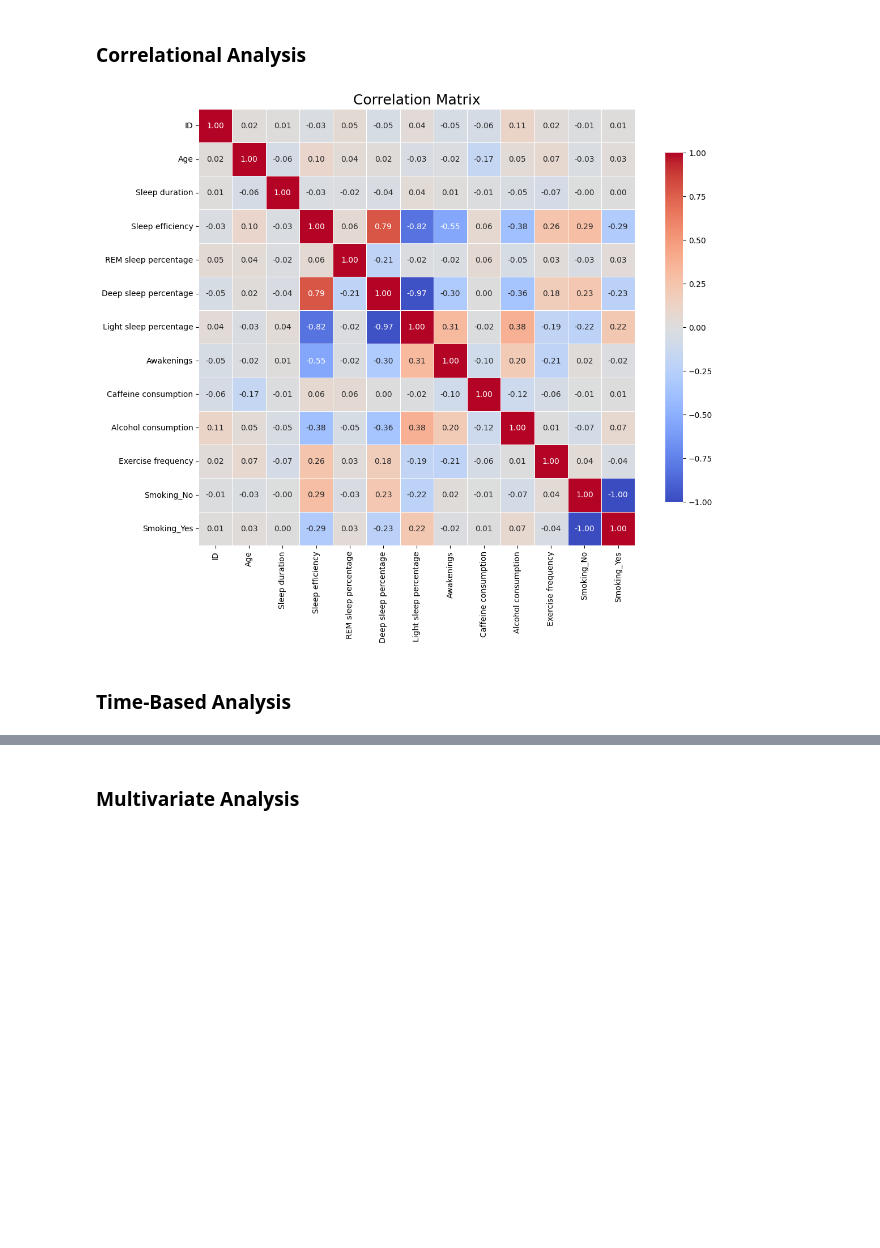
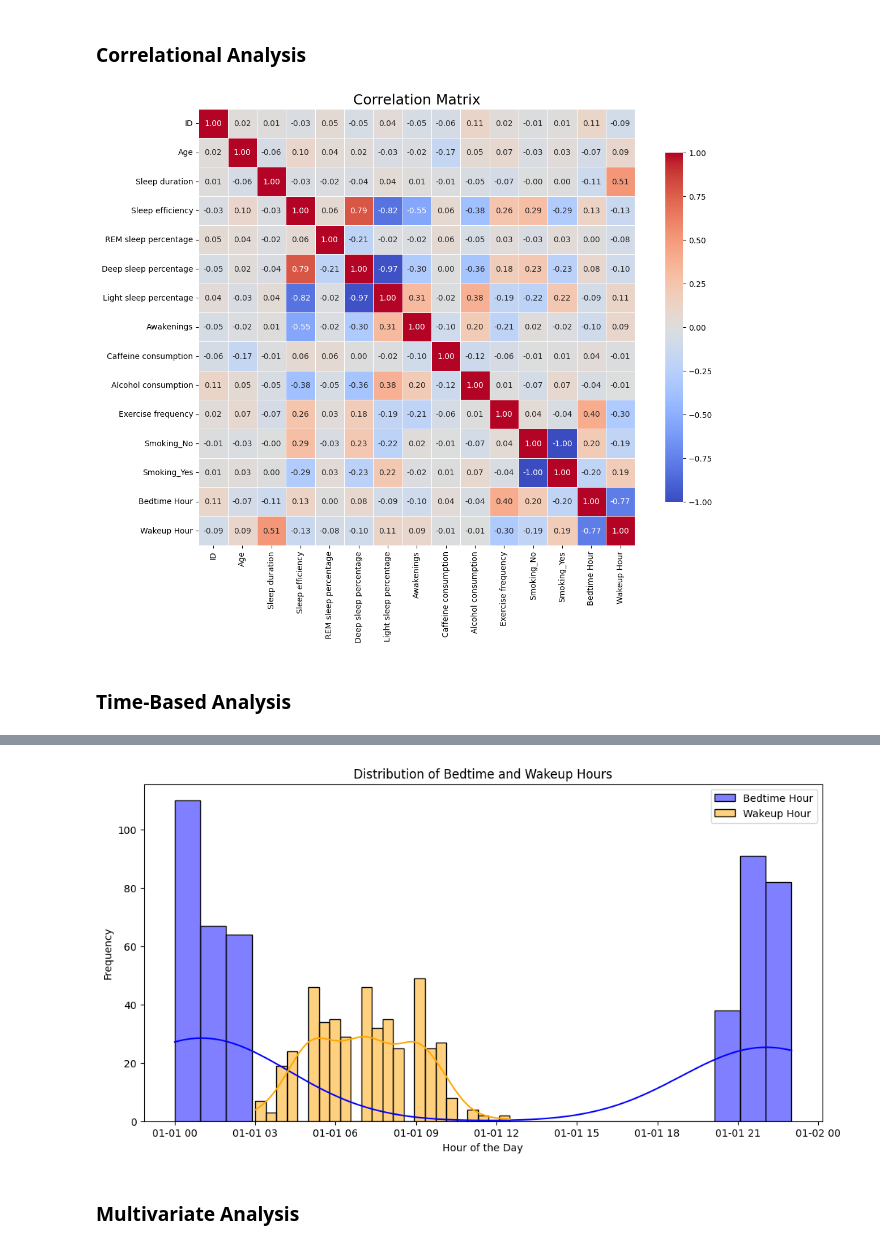
Before and after one commit to OldMarkie/Sleep-Efficiency-Data-Model, a Jupyter notebook: sleepEfficiencyModel.ipynb, the cells around one changed output, grey strips where cells are left out. Cells and saved outputs as stored; diff of their text form; code cells hidden in the pictures; blank space fills up the shorter version.

```diff
--- a/sleepEfficiencyModel.ipynb
+++ b/sleepEfficiencyModel.ipynb
@@ -383,6 +416,10 @@ plt.show()
 # %% [markdown]
 ### Correlational Analysis
 # %%
+# Convert Bedtime and Wakeup time to hours since midnight for correlation calculation
+slpEf_df['Bedtime Hour'] = slpEf_df['Bedtime'].dt.hour + slpEf_df['Bedtime'].dt.minute / 60
+slpEf_df['Wakeup Hour'] = slpEf_df['Wakeup time'].dt.hour + slpEf_df['Wakeup time'].dt.minute / 60
+
 numeric_df = slpEf_df.select_dtypes(include='number')
 correlation_matrix = numeric_df.corr()
 
@@ -394,6 +431,27 @@ plt.title('Correlation Matrix', fontsize=18)
 
 plt.show()
 # %% [output]
-[figure, old version]
+[figure, new version]
 # %% [markdown]
 ### Time-Based Analysis
+# %%
+slpEf_df['Bedtime'] = pd.to_datetime(slpEf_df['Bedtime'], format='%H:%M')
+slpEf_df['Wakeup time'] = pd.to_datetime(slpEf_df['Wakeup time'], format='%H:%M')
+
+# Calculate median for Bedtime and Wakeup time
+median_bedtime = slpEf_df['Bedtime'].median()
+median_wakeup = slpEf_df['Wakeup time'].median()
+
+print("Median Bedtime:", median_bedtime.time())
+print("Median Wakeup Time:", median_wakeup.time())
+
+# Plot bedtime and wakeup time hours
+plt.figure(figsize=(12, 6))
+sns.histplot(slpEf_df['Bedtime'], bins=24, kde=True, color='blue', label='Bedtime Hour')
+sns.histplot(slpEf_df['Wakeup time'], bins=24, kde=True, color='orange', label='Wakeup Hour')
+plt.xlabel('Hour of the Day')
+plt.ylabel('Frequency')
+plt.title('Distribution of Bedtime and Wakeup Hours')
+plt.legend()
+plt.show()
+# %% [output]
@@ -400,3 +460,4 @@ plt.show()
+[figure, added]
 # %% [markdown]
 ### Multivariate Analysis
 # %% [markdown]
```
Also changed, not shown: parts of 38 cells of this notebook.
